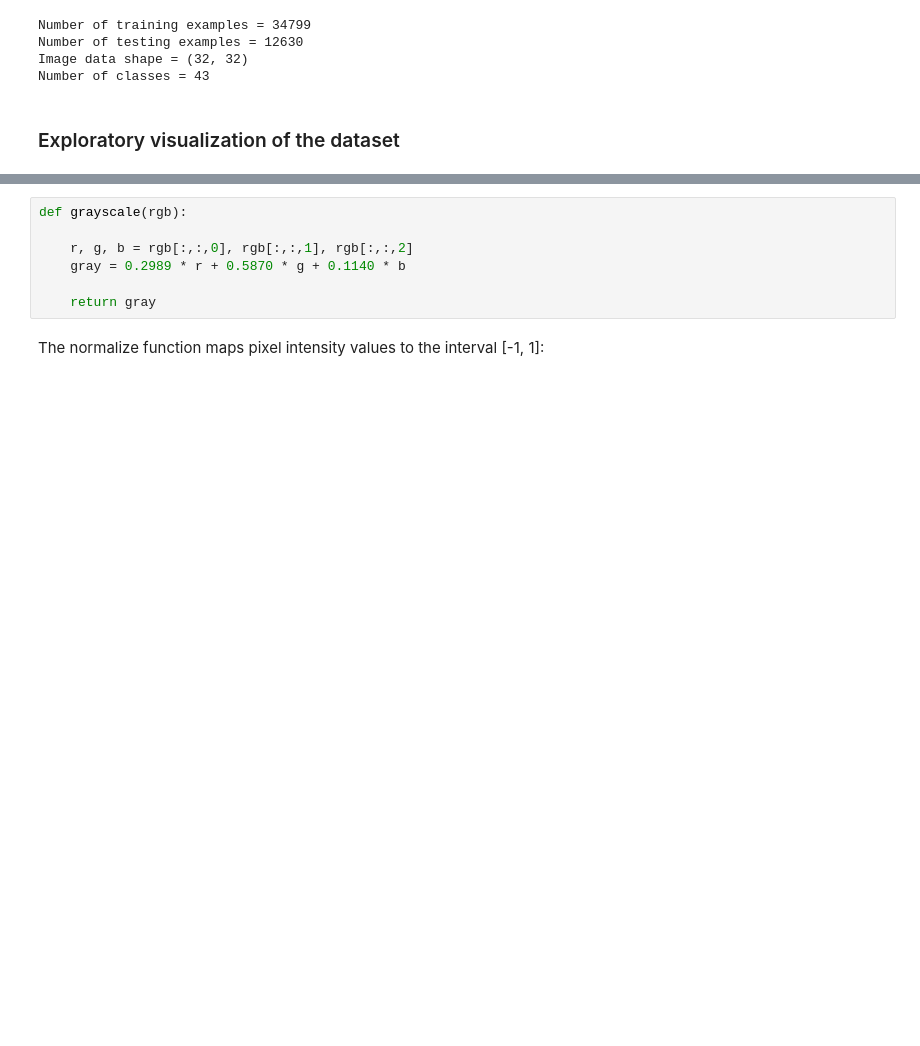
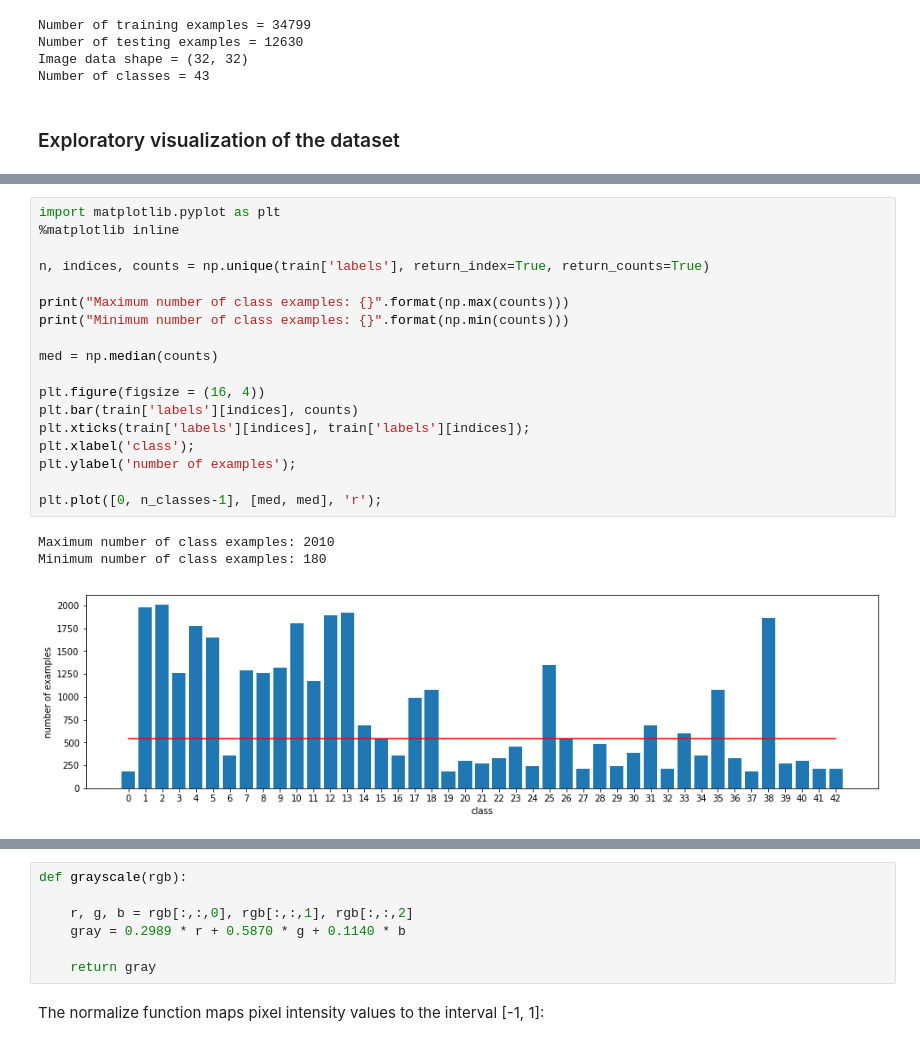
Before and after one commit to Corni33/CarND_P2_TrafficSigns, a Jupyter notebook: Traffic_Sign_Classifier.ipynb, the cells around one changed output, grey strips where cells are left out. Cells and saved outputs as stored; diff of their text form; blank space fills up the shorter version.

```diff
--- a/Traffic_Sign_Classifier.ipynb
+++ b/Traffic_Sign_Classifier.ipynb
@@ -108,0 +69,22 @@ Here is an example of a [published baseline model on this problem](http://yann.l
+# %%
+import matplotlib.pyplot as plt
+%matplotlib inline
+
+n, indices, counts = np.unique(train['labels'], return_index=True, return_counts=True)
+
+print("Maximum number of class examples: {}".format(np.max(counts)))
+print("Minimum number of class examples: {}".format(np.min(counts)))
+
+med = np.median(counts)
+
+plt.figure(figsize = (16, 4))
+plt.bar(train['labels'][indices], counts)
+plt.xticks(train['labels'][indices], train['labels'][indices]);
+plt.xlabel('class');
+plt.ylabel('number of examples');
+
+plt.plot([0, n_classes-1], [med, med], 'r');
+# %% [output]
+Maximum number of class examples: 2010
+Minimum number of class examples: 180
+[figure, added]
```
Also changed, not shown: parts of 40 cells of this notebook.
